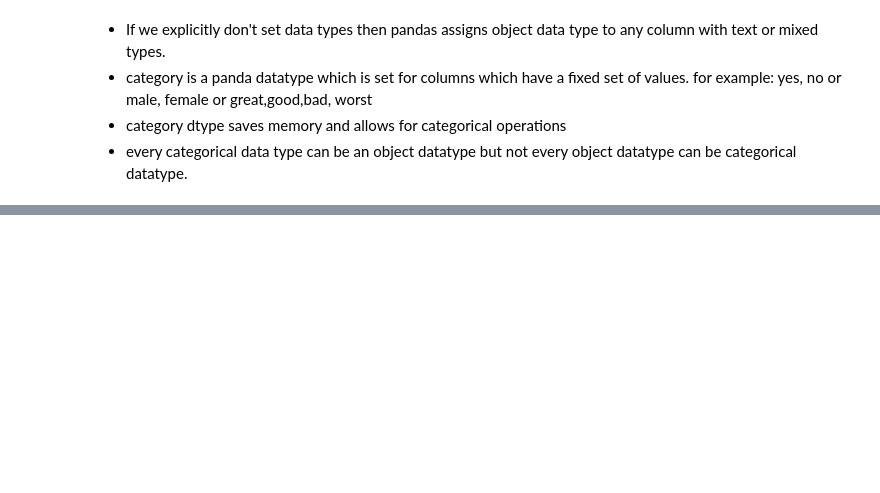
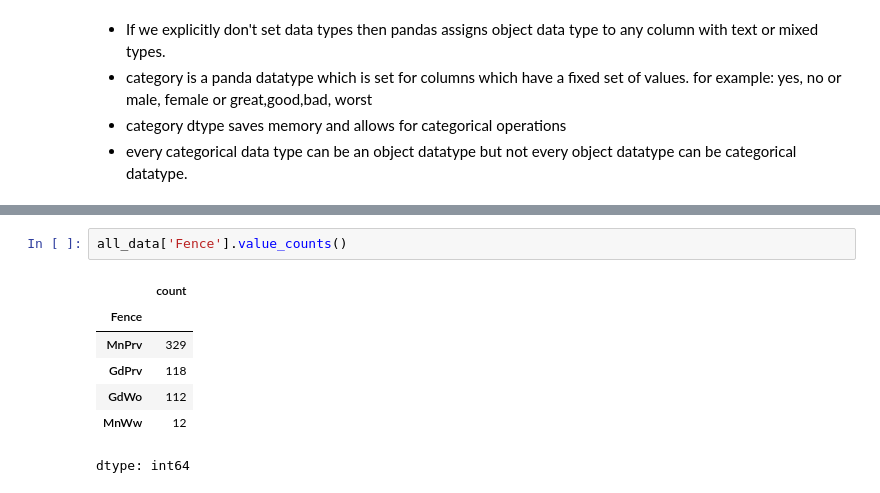
Before and after one commit to Yashtiii/Predicting-house-market-trend, a Jupyter notebook: house_market_trend.ipynb, the cells around one changed output, grey strips where cells are left out. Saved outputs shown, nothing was run; the diff lists cells and outputs as text; blank space fills up the shorter version.

```diff
--- a/house_market_trend.ipynb
+++ b/house_market_trend.ipynb
@@ -356,0 +602,10 @@ print(missing_data_categorical)
+# %%
+all_data['Fence'].value_counts()
+# %% [output]
+|  | count |
+| Fence |  |
+| MnPrv | 329 |
+| GdPrv | 118 |
+| GdWo | 112 |
+| MnWw | 12 |
+dtype: int64
```
Also changed, not shown: parts of 31 cells of this notebook.
